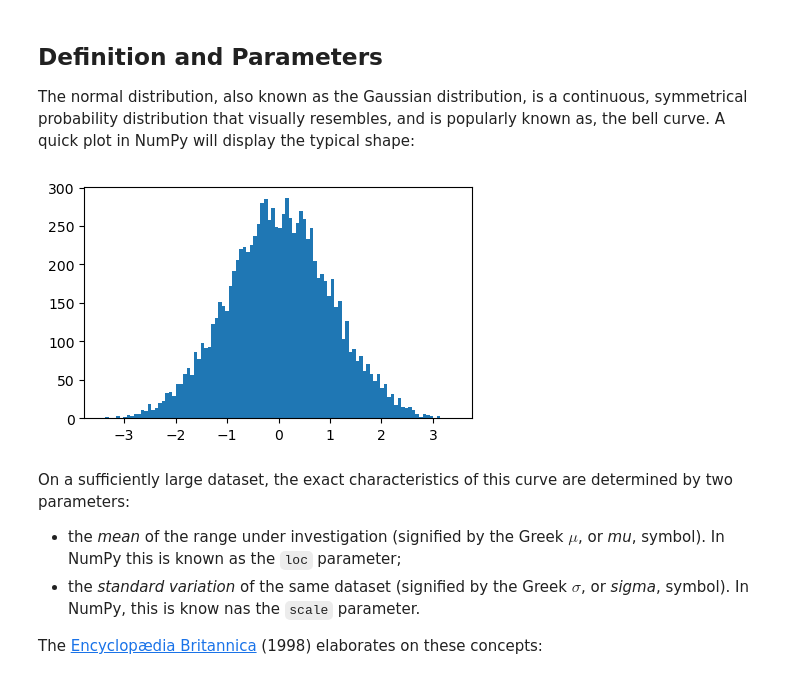
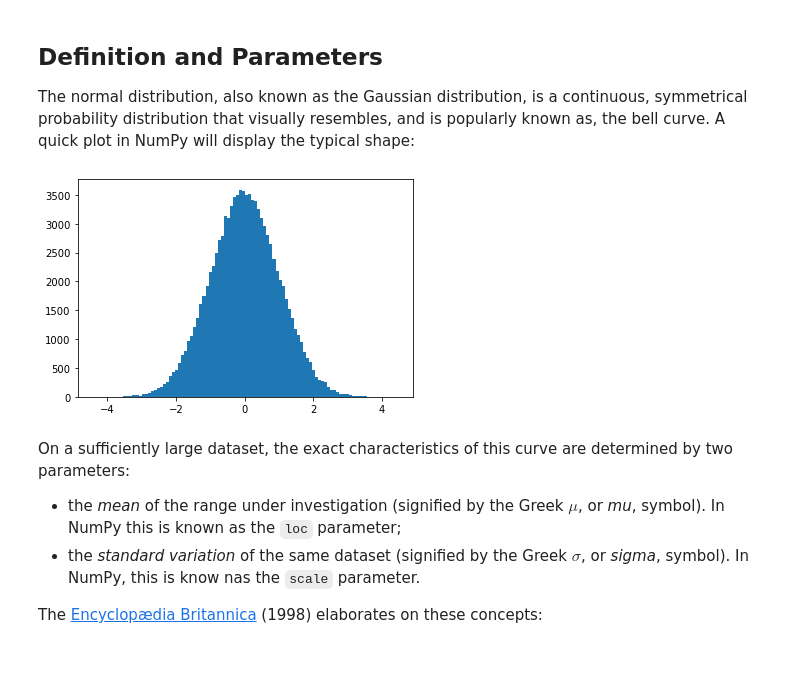
Before and after one commit to kiehozero/atu-fundda2022, a Jupyter notebook: practicals/00-normal-distribution.ipynb, the cells around one changed output. Cells and saved outputs as stored; diff of their text form; code cells hidden in the pictures.

```diff
--- a/practicals/00-normal-distribution.ipynb
+++ b/practicals/00-normal-distribution.ipynb
@@ -14,15 +14,15 @@ import scipy as ss
 
 The normal distribution, also known as the Gaussian distribution, is a continuous, symmetrical probability distribution that visually resembles, and is popularly known as, the bell curve. A quick plot in NumPy will display the typical shape:
 # %%
-# a dataset distributed normally. 'Loc' defines the middle point and peak of the curve,
-# 'scale' how quickly the curve tapers off, and 'size' the number of data points used
-nor = np.random.normal(loc=0, scale=1, size=10000)
+# a dataset of 100,000 points distributed normally. 'Loc' defines the middle point and peak of the curve,
+# 'scale' how quickly that curve tapers off, and 'size' the number of data points used
+nor = np.random.normal(loc=0, scale=1, size=100000)
 
 # plot the dataset, segmenting all data points into 100 bins
 plt.hist(nor, bins=100)
 plt.show();
 # %% [output]
-[figure, old version]
+[figure, new version]
 # %% [markdown]
 On a sufficiently large dataset, the exact characteristics of this curve are determined by two parameters:
 
```
Also changed, not shown: parts of 12 cells of this notebook, 1 other file.
